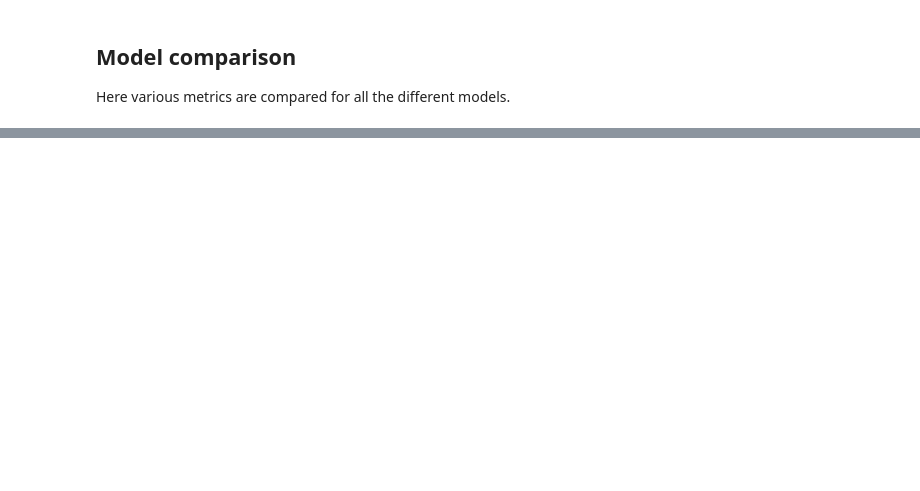
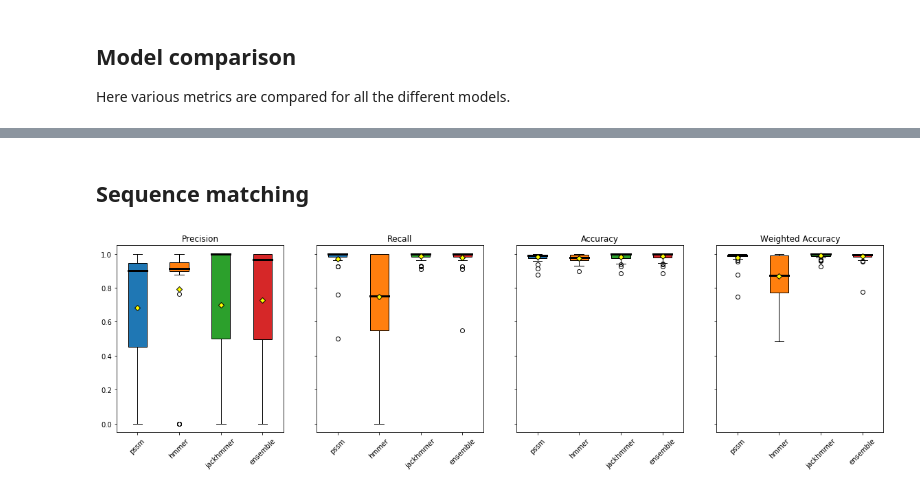
Before and after one commit to damiclem/proteincake, a Jupyter notebook: models.ipynb, the cells around one changed output, grey strips where cells are left out. Saved outputs shown, nothing was run; the diff lists cells and outputs as text; code cells hidden in the pictures; blank space fills up the shorter version.

Commit message:
Added ensemble model; Added PDB matching;

```diff
--- a/models.ipynb
+++ b/models.ipynb
@@ -347,0 +399,10 @@ plt.show()
+# %% [markdown]
+## Sequence matching
+# %%
+# Define different models output
+models_out = {
+    'pssm': pssm_out,
+    'hmmer': hmmer_out,
+    'jackhmmer': jack_out,
+    'ensemble': ensemble_out
+}
@@ -347,0 +448,39 @@ plt.show()
+# %%
+# Show statistics graphically for each model
+
+# Initialize plots (one for each statistic)
+fig, axs = plt.subplots(1, 4, figsize=(20, 5), sharey=True)
+
+# Define columns
+cols = [('prc', 'Precision'), ('rec', 'Recall'), ('acc', 'Accuracy'), ('w_acc', 'Weighted Accuracy')]
+
+# Define colors
+colors = [*mcolors.TABLEAU_COLORS.values()]
+
+# Set plots attributes
+for i, col in enumerate(cols):
+    # Get stat and title
+    stat, title = col
+    # Add title
+    _ = axs[i].set_title(title)
+    # Create a box for each model
+    boxplot = axs[i].boxplot([matching[stat].dropna().tolist() for model, matching in models_matching.items()],
+                             medianprops={
+                                 'color': 'black',
+                                 'linestyle': '-',
+                                 'linewidth': 3
+                             },
+                             meanprops={
+                                 'marker': 'D',
+                                 'markeredgecolor': 'black',
+                                 'markerfacecolor': 'yellow'
+                             },
+                             meanline=False, showmeans=True, patch_artist=True)
+    # Set box labels
+    _ = axs[i].set_xticklabels(models_matching.keys(), rotation=45)
+    # Set boxplot colours
+    for i, box in enumerate(boxplot['boxes']):
+        # Change box color
+        box.set_facecolor(colors[i])
+# %% [output]
+[figure, added]
```
Also changed, not shown: parts of 19 cells of this notebook, 15 other files.
